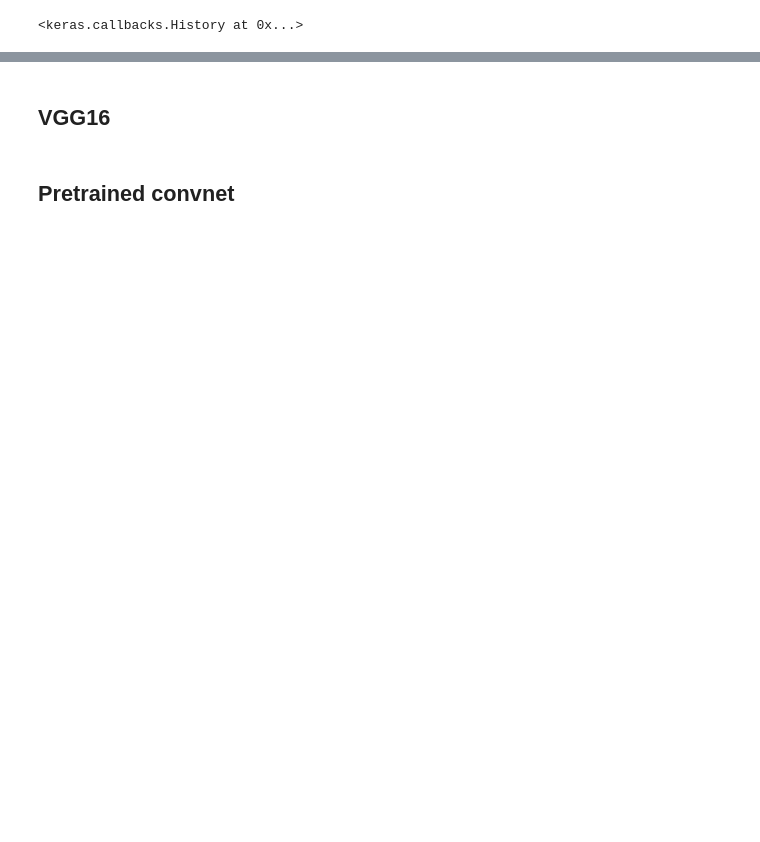
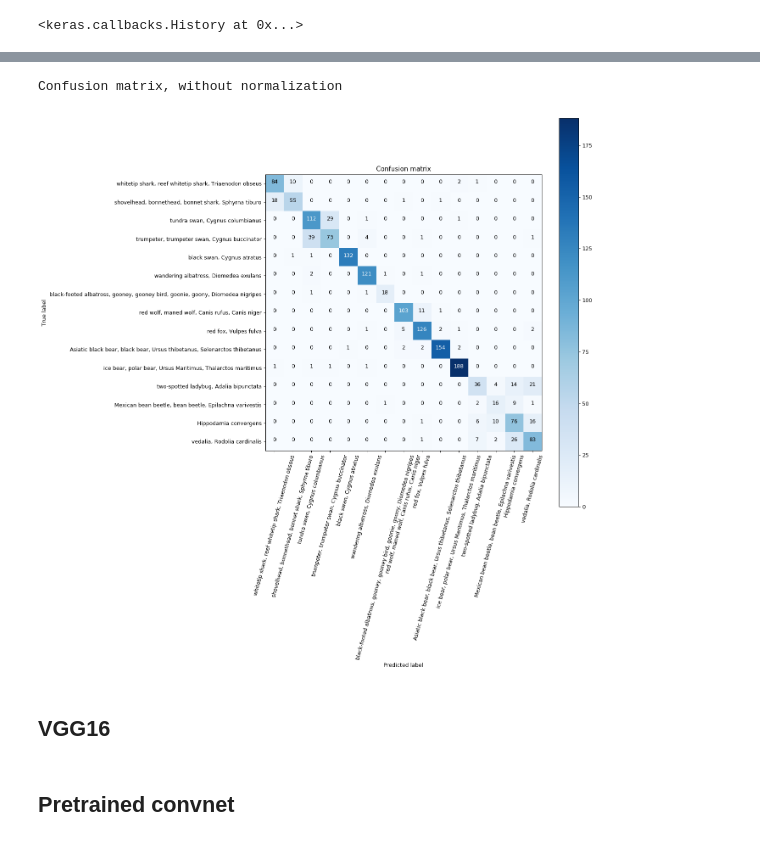
Before and after one commit to Weenkus/Image-Based-Phylogenetic-Classification, a Jupyter notebook: models/convnet.ipynb, the cells around one changed output, grey strips where cells are left out. Cells and saved outputs as stored; diff of their text form; code cells hidden in the pictures; blank space fills up the shorter version.

```diff
--- a/models/convnet.ipynb
+++ b/models/convnet.ipynb
@@ -72,3 +72,6 @@ print ('Class number:', len(wnids_train))
 Train size: 14928
 Test size: 1649
 Class number: 15
+# %%
+wnids_train = sorted(wnids_train)
+print(wnids_train)
@@ -579,14 +590,18 @@ from sklearn.metrics import confusion_matrix
 # %%
 y_pred_categorical = DatasetProcessor.from_one_hot_to_categorical(y_pred)
 y_test_categorical = DatasetProcessor.from_one_hot_to_categorical(y_test)
 
 # Compute confusion matrix
 cnf_matrix = confusion_matrix(y_test_categorical, y_pred_categorical)
 np.set_printoptions(precision=2)
 
 plt.figure()
-ImageProcessor.set_image_size(15, 15, 50)
+ImageProcessor.set_image_size(15, 15, 90)
+classes = [wnid_to_lable[wnid] for wnid in wnids_train]
 Analytics.plot_confusion_matrix(cnf_matrix, classes=list(classes), title='Confusion matrix')
+# %% [output]
+Confusion matrix, without normalization
+[figure, added]
 # %% [markdown]
 ## VGG16
 # %%
```
Also changed, not shown: parts of 11 cells of this notebook, 1 other file.
